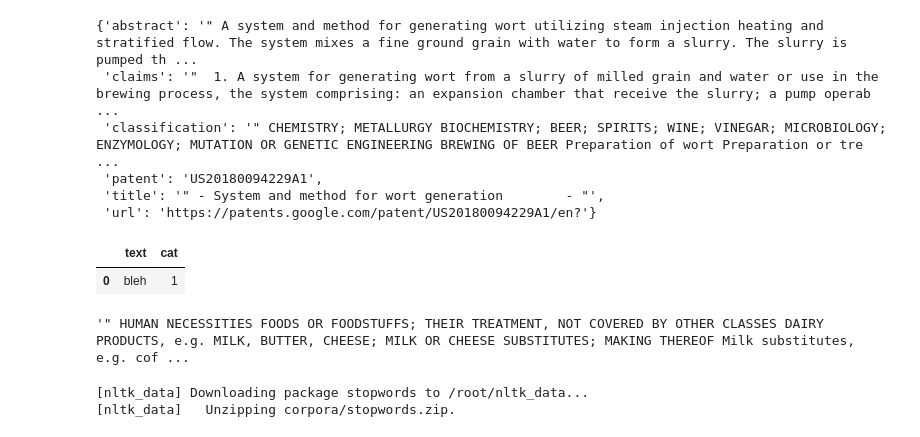
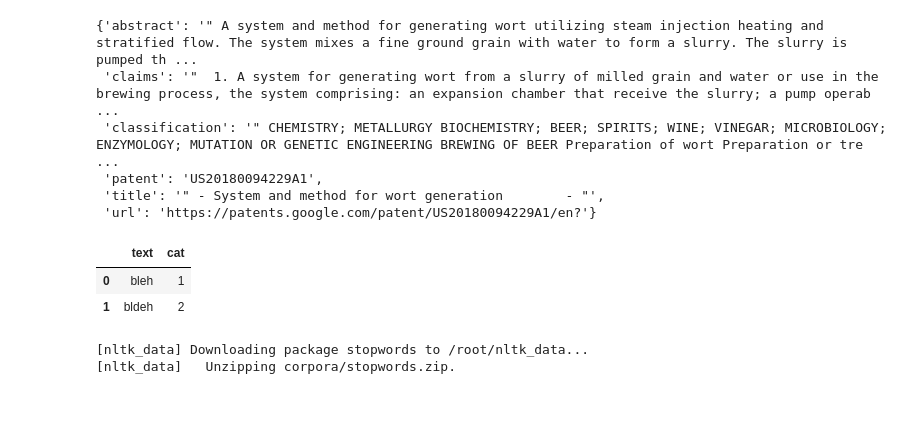
Before and after one commit to Nilanshrajput/AdvitiyaHackathon, a Jupyter notebook: Scrapper_colab.ipynb, the cells around one changed output. Cells and saved outputs as stored; diff of their text form; code cells hidden in the pictures; blank space fills up the shorter version.

```diff
--- a/Scrapper_colab.ipynb
+++ b/Scrapper_colab.ipynb
@@ -273,14 +289,14 @@ data
  'url': 'https://patents.google.com/patent/US20180094229A1/en?'}
 # %%
 cleaned_data  = pd.DataFrame(columns=["text","cat"])
-cleaned_data.append({"text":'bleh',"cat":1},ignore_index= True)
+cleaned_data=cleaned_data.append({"text":'bleh',"cat":1},ignore_index= True)
+cleaned_data = cleaned_data.append({"text":'bldeh',"cat":2},ignore_index= True)
-# %% [output]
-|  | text | cat |
-| 0 | bleh | 1 |
-# %%
-(data['classification'])
-# %% [output]
-'" HUMAN NECESSITIES FOODS OR FOODSTUFFS; THEIR TREATMENT, NOT COVERED BY OTHER CLASSES DAIRY PRODUCTS, e.g. MILK, BUTTER, CHEESE; MILK OR CHEESE SUBSTITUTES; MAKING THEREOF Milk substitutes, e.g. cof ...
+# %%
+cleaned_data
+# %% [output]
+|  | text | cat |
+| 0 | bleh | 1 |
+| 1 | bldeh | 2 |
 # %%
 import nltk
 nltk.download('stopwords')
```
Also changed, not shown: parts of 5 cells of this notebook.
